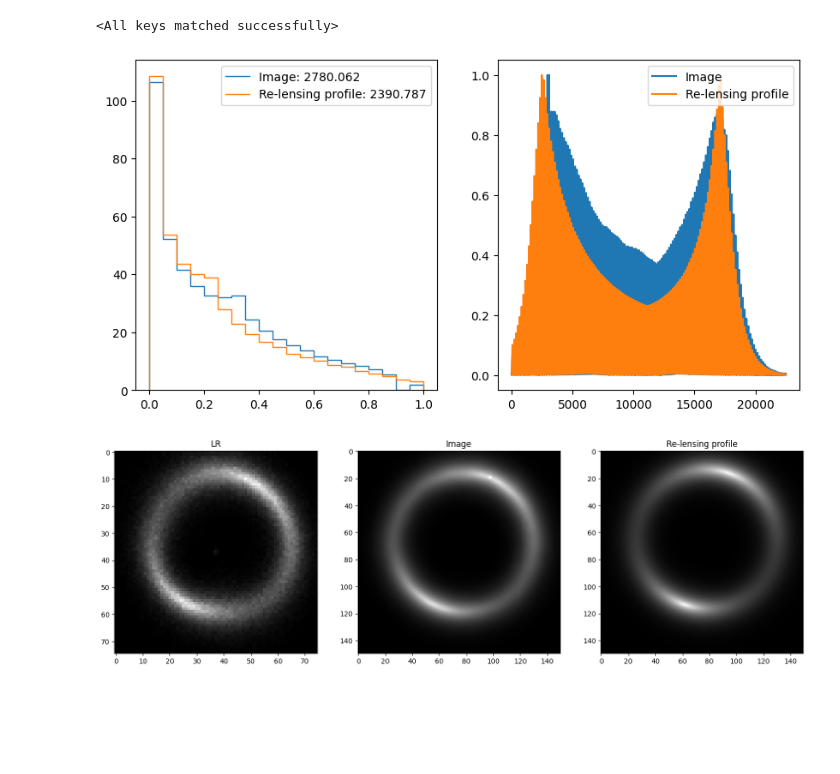
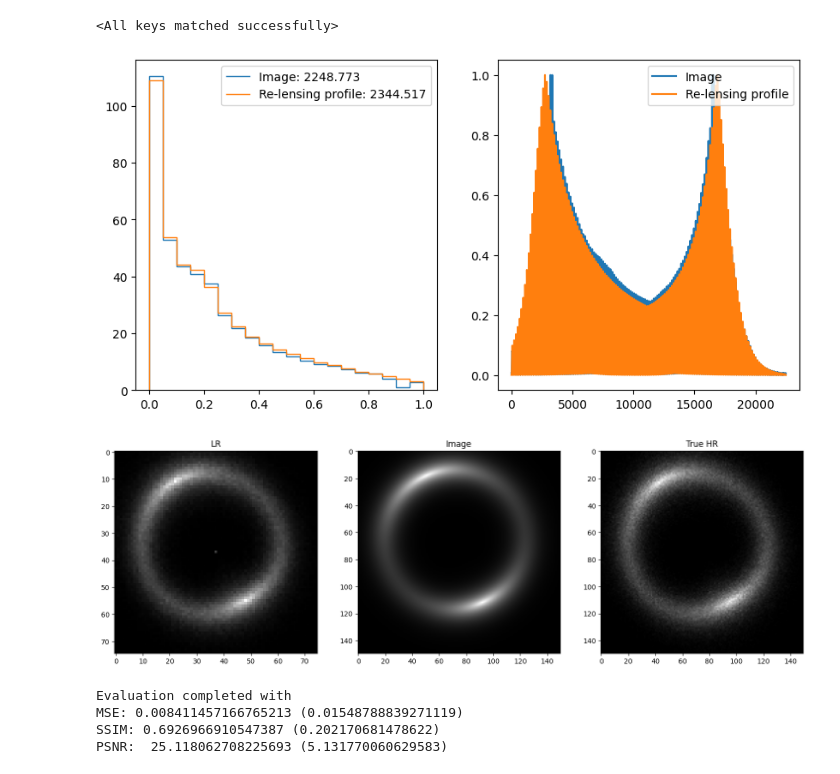
Before and after one commit to ML4SCI/DeepLense, a Jupyter notebook: DeepLense_Physics_Informed_Super_Resolution_Anirudh_Shankar/LensSR_with_source/Examples.ipynb, the cells around one changed output. Saved outputs shown, nothing was run; the diff lists cells and outputs as text; code cells hidden in the pictures; blank space fills up the shorter version.

```diff
--- a/DeepLense_Physics_Informed_Super_Resolution_Anirudh_Shankar/LensSR_with_source/Examples.ipynb
+++ b/DeepLense_Physics_Informed_Super_Resolution_Anirudh_Shankar/LensSR_with_source/Examples.ipynb
@@ -31,3 +25,7 @@ val_dataloader = torch.utils.data.DataLoader(val_dataset,shuffle=True,batch_size
+# %%
+BATCH_SIZE = 5
+dataset = data.LensingDataset('/home/anirudh/Documents/GSoC/LensSR/Simulations/data_model_1/',['no_sub'],5000)
+hr_dataset = data.LensingDataset('/home/anirudh/Documents/GSoC/LensSR/Simulations/data_model_1/',['no_sub_HR'],5000)
 # %%
 i_model = models.SISR(magnification=MAGNIFICATION, n_mag=N_MAG, residual_depth=config["i_depth"], in_channels=1, latent_channel_count=config["i_latent_channels"]).to(device)
 
@@ -46,30 +44,33 @@ def give_random_image(dataset, model1, length, i=None, plot=True):
     if i == None:
         i = np.random.randint(low=0,high=length)
     LR = dataset[i]
+    HR = hr_dataset[i].view(1,1,IN_SHAPE*MAGNIFICATION,IN_SHAPE*MAGNIFICATION)
     t = LR.clone().detach().view(1,1,IN_SHAPE,IN_SHAPE)
     image = model1(t.float().to(device)).cpu().detach()
     sersic_profile, source_profile = phy_loss.get_sample(image, plot)
     image1 = Image.fromarray(image.numpy()[0][0]*255)
     image2 = Image.fromarray(sersic_profile.cpu().detach().numpy()*255)
     # image3 = Image.fromarray(source_profile.cpu().detach().numpy()[0][0]*255)
-    return (Image.fromarray(t.numpy()[0][0]*255), image1, image2)
+    return (Image.fromarray(t.numpy()[0][0]*255), image1, image2, Image.fromarray(HR.numpy()[0][0]*255))
 
 def show_random_image(image_tuple):
-    image0, image1, image2 = image_tuple[0], image_tuple[1], image_tuple[2]
+    image0, image1, image2, image3 = image_tuple[0], image_tuple[1], image_tuple[2], image_tuple[3]
     plot, axes = plt.subplots(1,3)
     plot.set_size_inches(18,6)
     axes[0].imshow(image0)
-    axes[1].imshow(image1)
-    axes[2].imshow(image2)
+    # axes[1].imshow(image1)
+    axes[1].imshow(image2)
+    axes[2].imshow(image3)
     axes[0].set_title("LR")
+    # axes[1].set_title("Image")
     axes[1].set_title("Image")
-    axes[2].set_title("Re-lensing profile")
+    axes[2].set_title("True HR")
 # %%
 i_model.load_state_dict(torch.load('i_weight_post.pt'))
 # %% [output]
 <All keys matched successfully>
 # %%
-show_random_image(give_random_image(val_dataset, i_model, len(val_dataset)))
+show_random_image(give_random_image(dataset, i_model, len(dataset)))
 # %% [output]
-[figure, old version]
+[figure, new version]
-[figure, old version]
+[figure, new version]
@@ -75,0 +114,15 @@ show_random_image(give_random_image(val_dataset, i_model, len(val_dataset)))
+# %%
+for i in range(len(dataset)):
+    image, HR = get_images(dataset, i_model, len(dataset), i)
+    loss = torch.nn.functional.mse_loss(image, HR)
+    history['loss'].append(float(loss))
+    image, HR = image.numpy(), HR.numpy()
+    history['SSIM'].append(structural_similarity(image,
+                                                 HR,data_range=1.0))
+    history['PSNR'].append(PSNR(float(loss)))
+print(f"Evaluation completed with \nMSE: {np.mean(history['loss'])} ({np.std(history['loss'])})\nSSIM: {np.mean(history['SSIM'])} ({np.std(history['SSIM'])})\nPSNR:  {np.mean(history['PSNR'])} ({np.std(history['PSNR'])})")
+# %% [output]
+Evaluation completed with
+MSE: 0.008411457166765213 (0.01548788839271119)
+SSIM: 0.6926966910547387 (0.202170681478622)
+PSNR:  25.118062708225693 (5.131770060629583)
```
Also changed, not shown: parts of 2 cells of this notebook, 33 other files.
